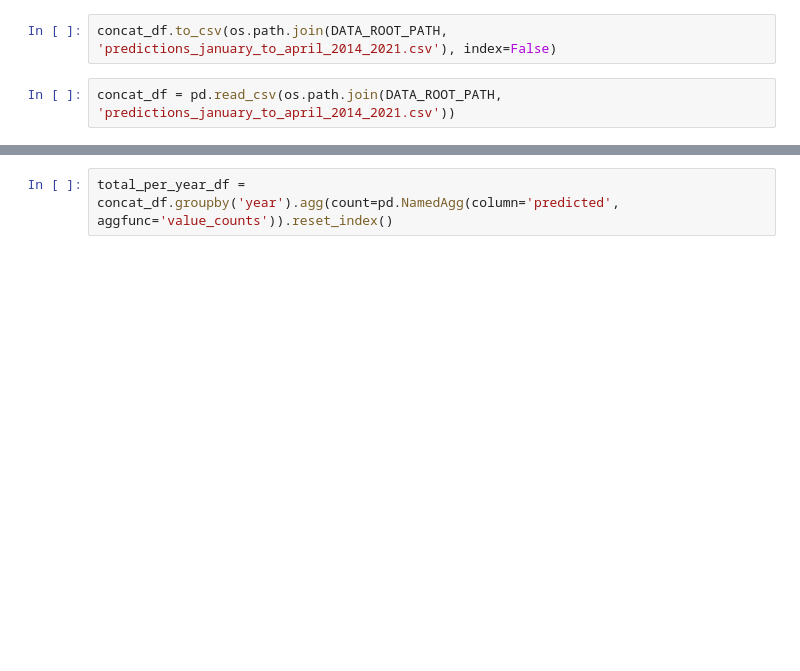
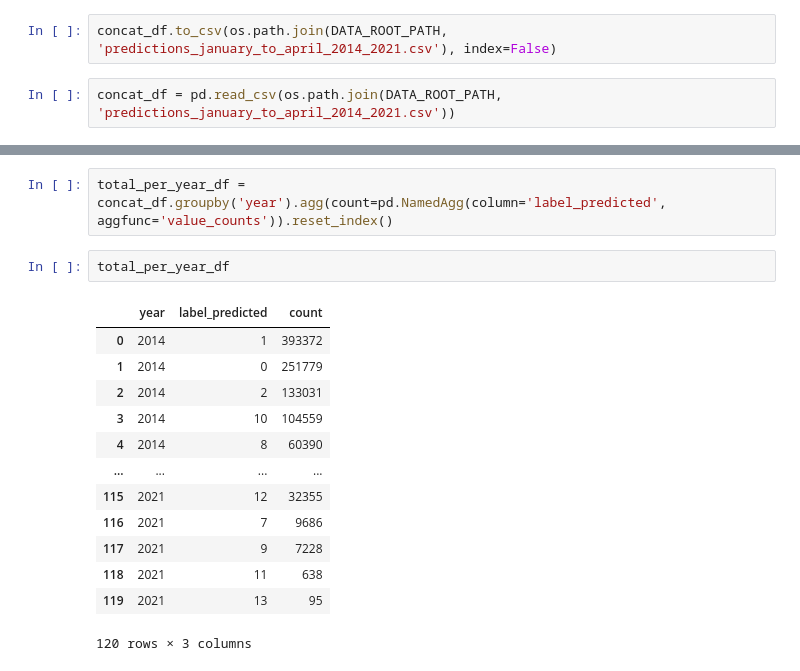
Before and after one commit to SimWalther/vietnam_coffee_detection, a Jupyter notebook: scripts/notebooks/rasterPrediction.ipynb, the cells around one changed output, grey strips where cells are left out. Drawn from its saved outputs; the diff is of its cells as text; blank space fills up the shorter version.

```diff
--- a/scripts/notebooks/rasterPrediction.ipynb
+++ b/scripts/notebooks/rasterPrediction.ipynb
@@ -205,4 +184,20 @@ concat_df
 # %%
-total_per_year_df = concat_df.groupby('year').agg(count=pd.NamedAgg(column='predicted', aggfunc='value_counts')).reset_index()
+total_per_year_df = concat_df.groupby('year').agg(count=pd.NamedAgg(column='label_predicted', aggfunc='value_counts')).reset_index()
+# %%
+total_per_year_df
+# %% [output]
+|  | year | label_predicted | count |
+| 0 | 2014 | 1 | 393372 |
+| 1 | 2014 | 0 | 251779 |
+| 2 | 2014 | 2 | 133031 |
+| 3 | 2014 | 10 | 104559 |
+| 4 | 2014 | 8 | 60390 |
+| ... | ... | ... | ... |
+| 115 | 2021 | 12 | 32355 |
+| 116 | 2021 | 7 | 9686 |
+| 117 | 2021 | 9 | 7228 |
+| 118 | 2021 | 11 | 638 |
+| 119 | 2021 | 13 | 95 |
+120 rows × 3 columns
 # %%
 for label in labels:
```
Also changed, not shown: parts of 16 cells of this notebook, 13 other files.
